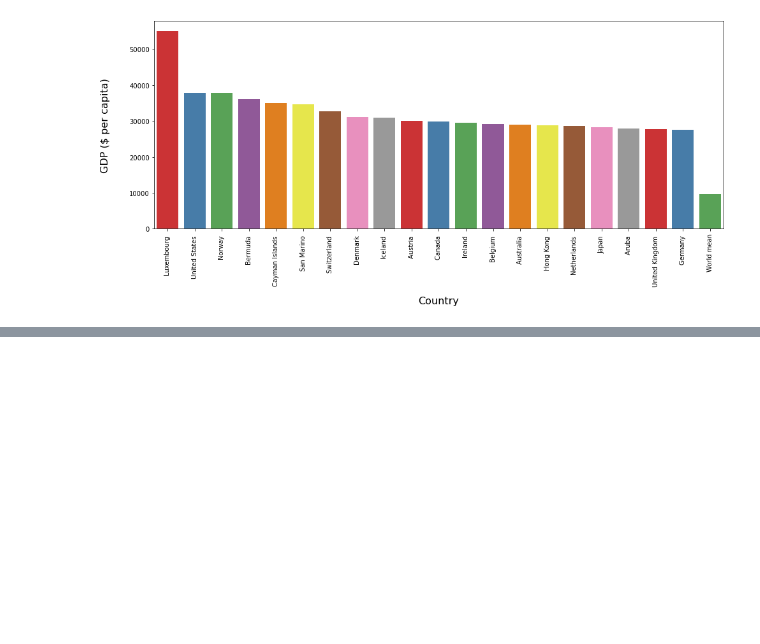
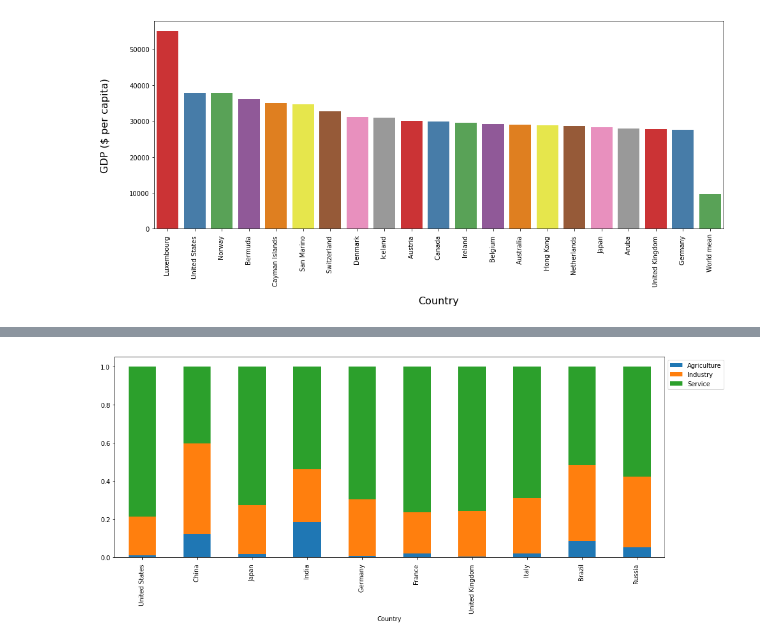
Before and after one commit to polashdas040/GDP-Analysis, a Jupyter notebook: GDP Analysis.ipynb, the cells around one changed output, grey strips where cells are left out. Saved outputs shown, nothing was run; the diff lists cells and outputs as text; code cells hidden in the pictures; blank space fills up the shorter version.

```diff
--- a/GDP Analysis.ipynb
+++ b/GDP Analysis.ipynb
@@ -205,0 +316,8 @@ rmse_test: 3206.7322747965322 msle_test: 0.17292106764606635
+# %%
+plot_data = top_gdp_countries.head(10)[['Country','Agriculture', 'Industry', 'Service']]
+plot_data = plot_data.set_index('Country')
+ax = plot_data.plot.bar(stacked=True,figsize=(16,6))
+ax.legend(bbox_to_anchor=(1, 1))
+plt.show()
+# %% [output]
+[figure, added]
```
Also changed, not shown: parts of 14 cells of this notebook, 2 other files.
